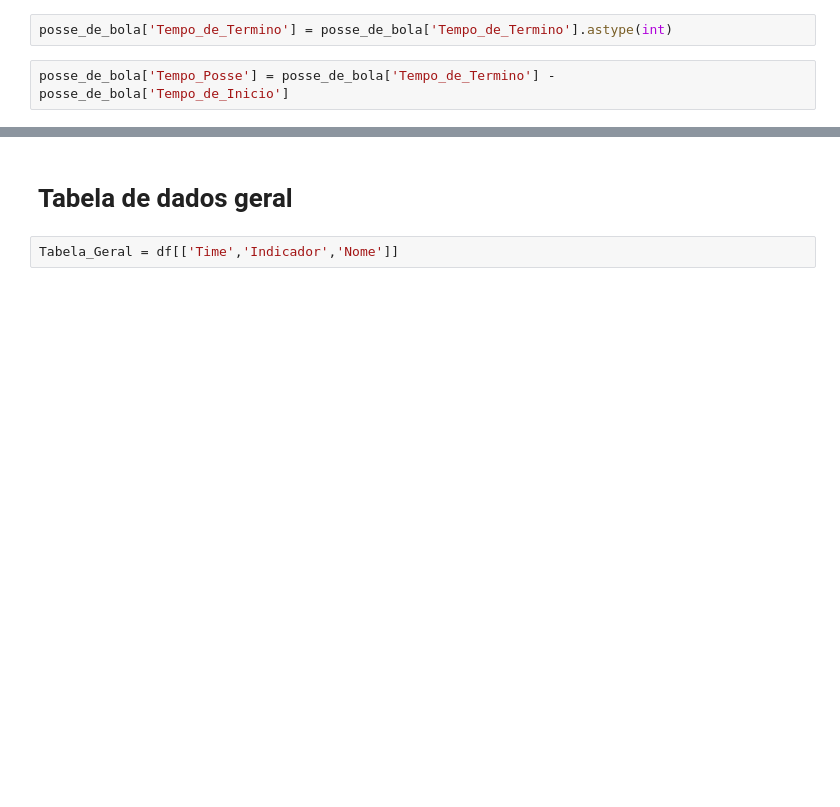
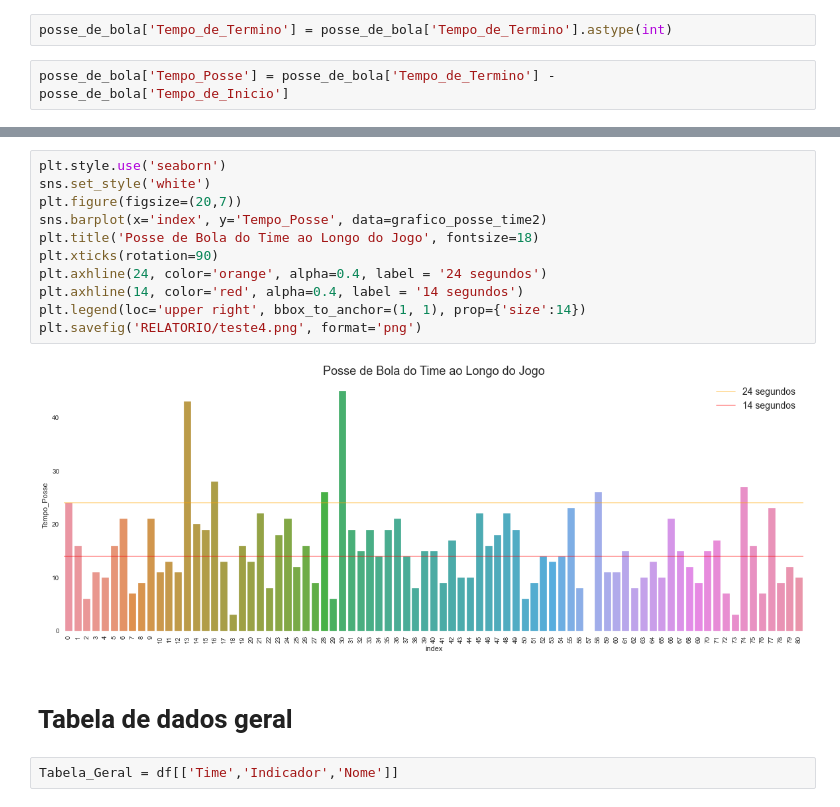
Before and after one commit to Rafael-Prochnow/Analise-descritiva-para-um-time, a Jupyter notebook: Jogada_Jogada.ipynb, the cells around one changed output, grey strips where cells are left out. Cells and saved outputs as stored; diff of their text form; blank space fills up the shorter version.

```diff
--- a/Jogada_Jogada.ipynb
+++ b/Jogada_Jogada.ipynb
@@ -849,3 +879,16 @@ plt.savefig('RELATORIO/teste3.jpg', format='jpeg')
+# %%
+plt.style.use('seaborn')
+sns.set_style('white')
+plt.figure(figsize=(20,7))
+sns.barplot(x='index', y='Tempo_Posse', data=grafico_posse_time2)
+plt.title('Posse de Bola do Time ao Longo do Jogo', fontsize=18)
+plt.xticks(rotation=90)
+plt.axhline(24, color='orange', alpha=0.4, label = '24 segundos')
+plt.axhline(14, color='red', alpha=0.4, label = '14 segundos')
+plt.legend(loc='upper right', bbox_to_anchor=(1, 1), prop={'size':14})
+plt.savefig('RELATORIO/teste4.png', format='png')
+# %% [output]
+[figure, added]
 # %% [markdown]
 # Tabela de dados geral
 # %%
```
Also changed, not shown: parts of 21 cells of this notebook.
